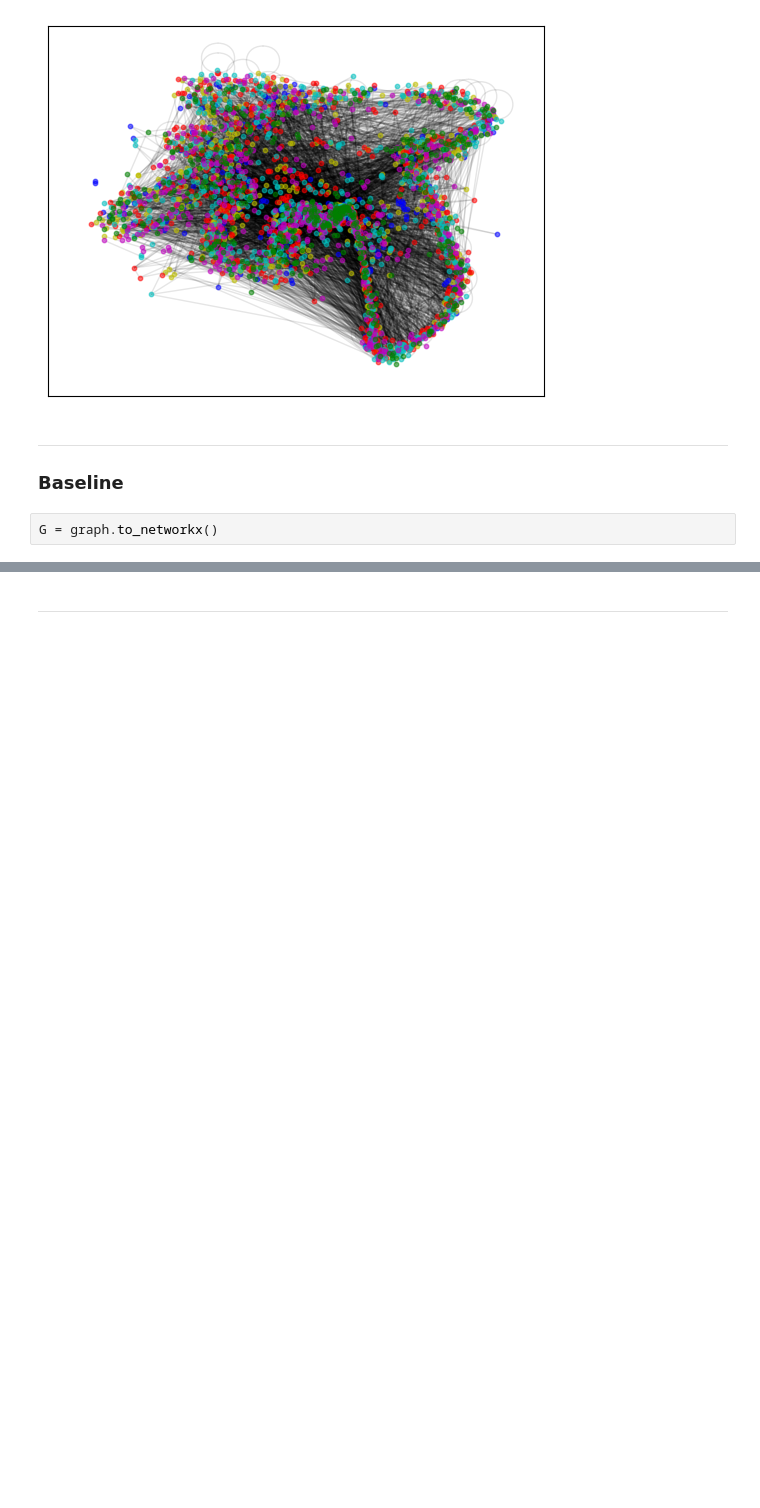
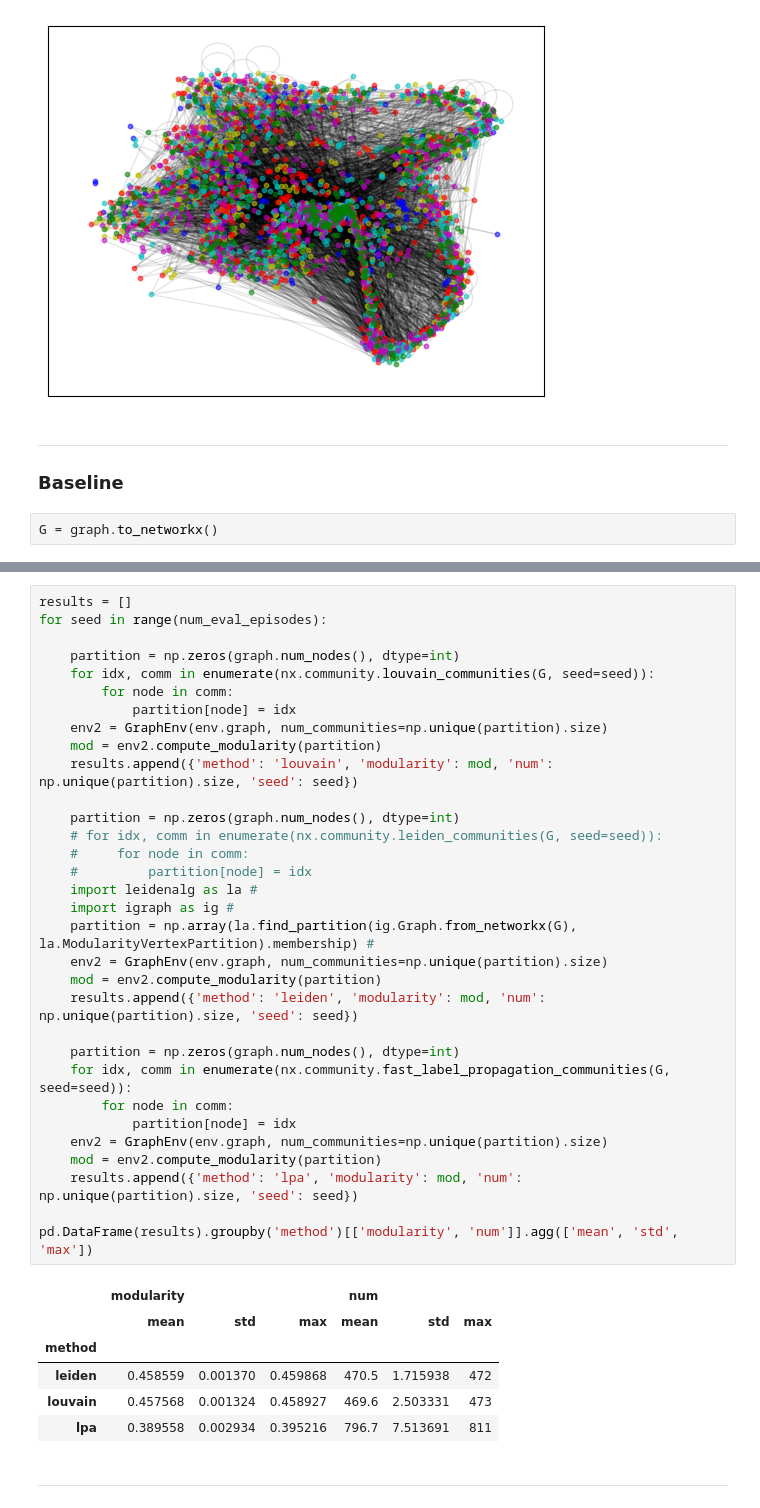
Before and after one commit to willarliss/RL-Community-Detection, a Jupyter notebook: work_citeseer.ipynb, the cells around one changed output, grey strips where cells are left out. Saved outputs shown, nothing was run; the diff lists cells and outputs as text; blank space fills up the shorter version.

```diff
--- a/work_citeseer.ipynb
+++ b/work_citeseer.ipynb
@@ -238,2 +248,41 @@ env2.compute_modularity(louvain)
+# %%
+results = []
+for seed in range(num_eval_episodes):
+
+    partition = np.zeros(graph.num_nodes(), dtype=int)
+    for idx, comm in enumerate(nx.community.louvain_communities(G, seed=seed)):
+        for node in comm:
+            partition[node] = idx
+    env2 = GraphEnv(env.graph, num_communities=np.unique(partition).size)
+    mod = env2.compute_modularity(partition)
+    results.append({'method': 'louvain', 'modularity': mod, 'num': np.unique(partition).size, 'seed': seed})
+
+    partition = np.zeros(graph.num_nodes(), dtype=int)
+    # for idx, comm in enumerate(nx.community.leiden_communities(G, seed=seed)):
+    #     for node in comm:
+    #         partition[node] = idx
+    import leidenalg as la #
+    import igraph as ig #
+    partition = np.array(la.find_partition(ig.Graph.from_networkx(G), la.ModularityVertexPartition).membership) #
+    env2 = GraphEnv(env.graph, num_communities=np.unique(partition).size)
+    mod = env2.compute_modularity(partition)
+    results.append({'method': 'leiden', 'modularity': mod, 'num': np.unique(partition).size, 'seed': seed})
+
+    partition = np.zeros(graph.num_nodes(), dtype=int)
+    for idx, comm in enumerate(nx.community.fast_label_propagation_communities(G, seed=seed)):
+        for node in comm:
+            partition[node] = idx
+    env2 = GraphEnv(env.graph, num_communities=np.unique(partition).size)
+    mod = env2.compute_modularity(partition)
+    results.append({'method': 'lpa', 'modularity': mod, 'num': np.unique(partition).size, 'seed': seed})
+
+pd.DataFrame(results).groupby('method')[['modularity', 'num']].agg(['mean', 'std', 'max'])
+# %% [output]
+|  | modularity |  |  | num |  |  |
+|  | mean | std | max | mean | std | max |
+| method |  |  |  |  |  |  |
+| leiden | 0.458559 | 0.001370 | 0.459868 | 470.5 | 1.715938 | 472 |
+| louvain | 0.457568 | 0.001324 | 0.458927 | 469.6 | 2.503331 | 473 |
+| lpa | 0.389558 | 0.002934 | 0.395216 | 796.7 | 7.513691 | 811 |
 # %% [markdown]
 ---
```
Also changed, not shown: parts of 7 cells of this notebook, 3 other files.
